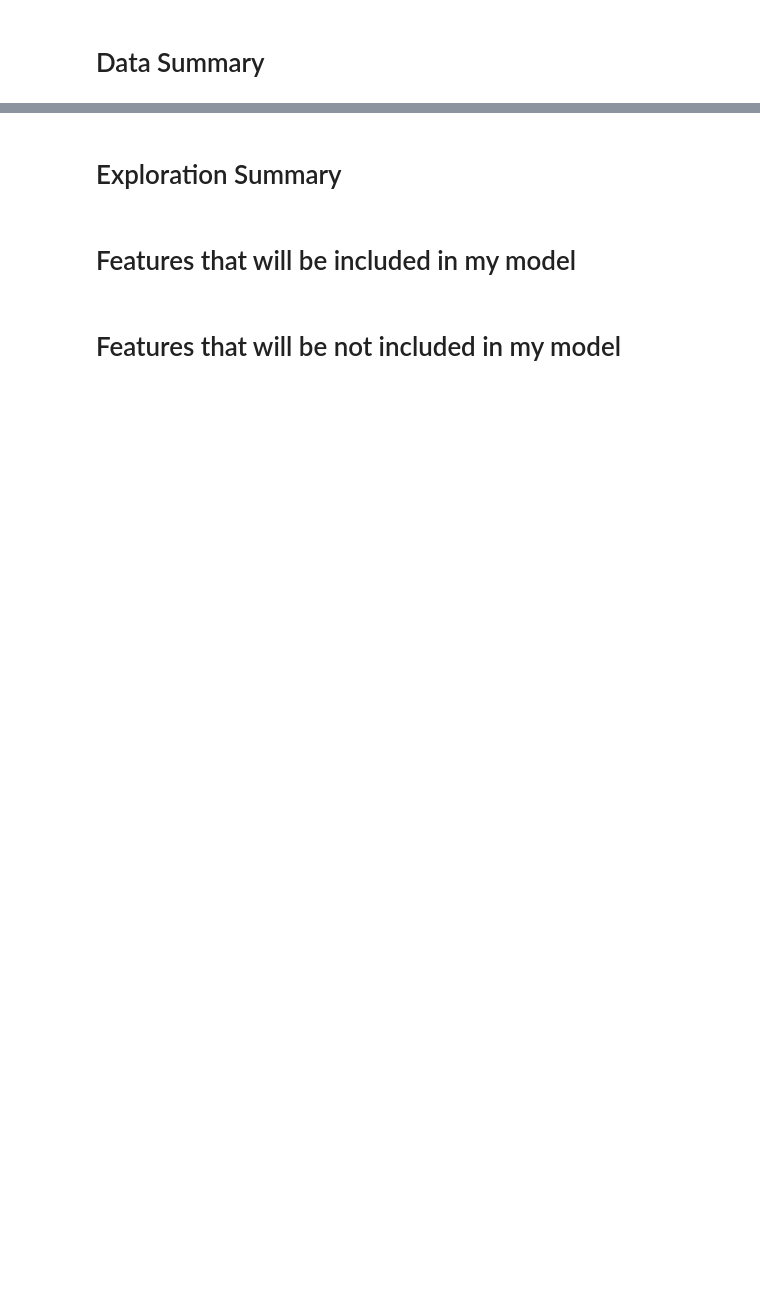
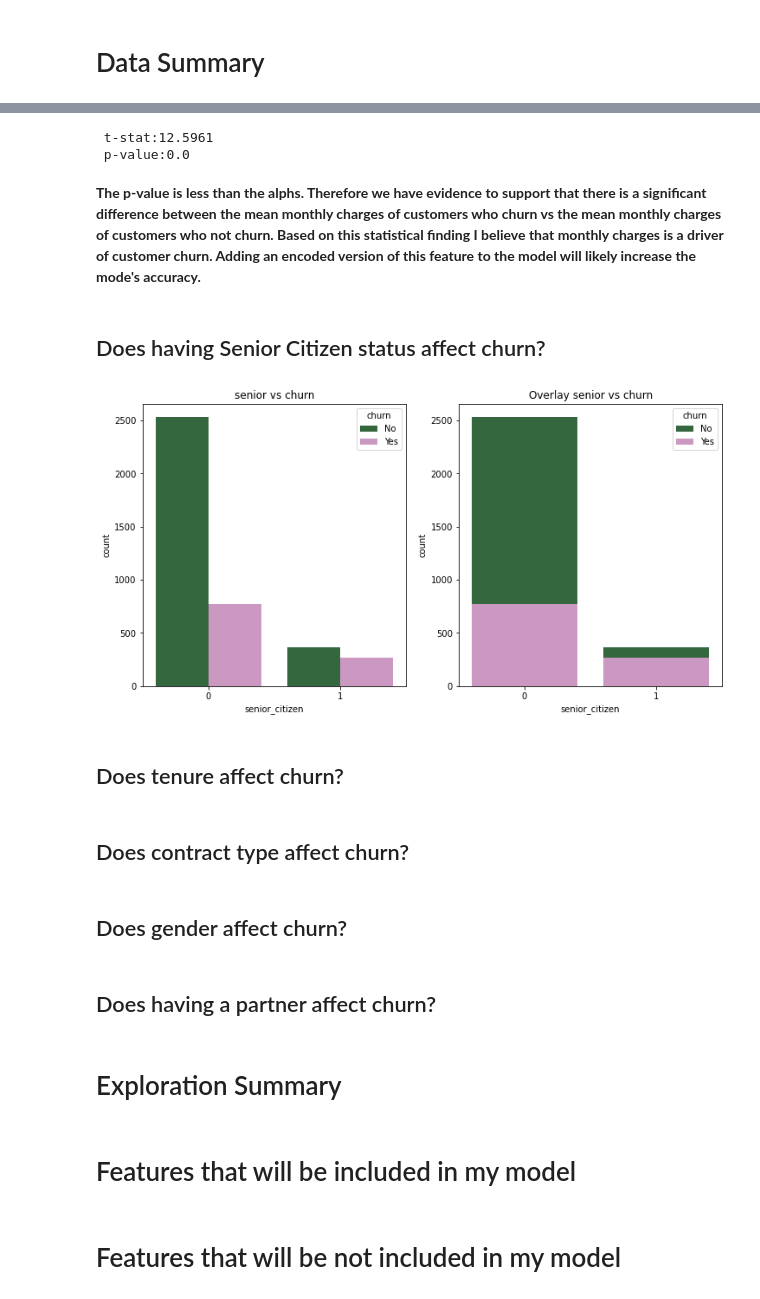
Before and after one commit to Yvette-Ibarra/classification-project, a Jupyter notebook: telco_classification_project.ipynb, the cells around one changed output, grey strips where cells are left out. Drawn from its saved outputs; the diff is of its cells as text; code cells hidden in the pictures; blank space fills up the shorter version.

```diff
--- a/telco_classification_project.ipynb
+++ b/telco_classification_project.ipynb
@@ -70,0 +141,16 @@ train.describe()
+# %%
+# Stats T-Test result
+e.get_ttest_monthly_charges(train)
+# %% [output]
+ t-stat:12.5961
+ p-value:0.0
+# %% [markdown]
+**The p-value is less than the alphs. Therefore we have evidence to support that there is a significant difference  between the mean monthly charges of customers who churn vs the mean monthly charges of customers who not churn. Based on this statistical finding I believe that monthly charges is a driver of customer churn.
+Adding an encoded version of this feature to the model will likely increase the mode's accuracy.**
+# %% [markdown]
+## Does having Senior Citizen status affect churn?
+# %%
+# Obtain bar graph for senior Citizen count
+e.get_bar_senior(train)
+# %% [output]
+[figure, added]
@@ -71,3 +159,11 @@ train.describe()
+# %% [markdown]
+## Does tenure affect churn?
+# %% [markdown]
+## Does contract type affect churn?
+# %% [markdown]
+## Does gender affect churn?
+# %% [markdown]
+## Does having a partner affect churn?
 # %% [markdown]
 # Exploration Summary
 # %% [markdown]
```
Also changed, not shown: parts of 28 cells of this notebook.
